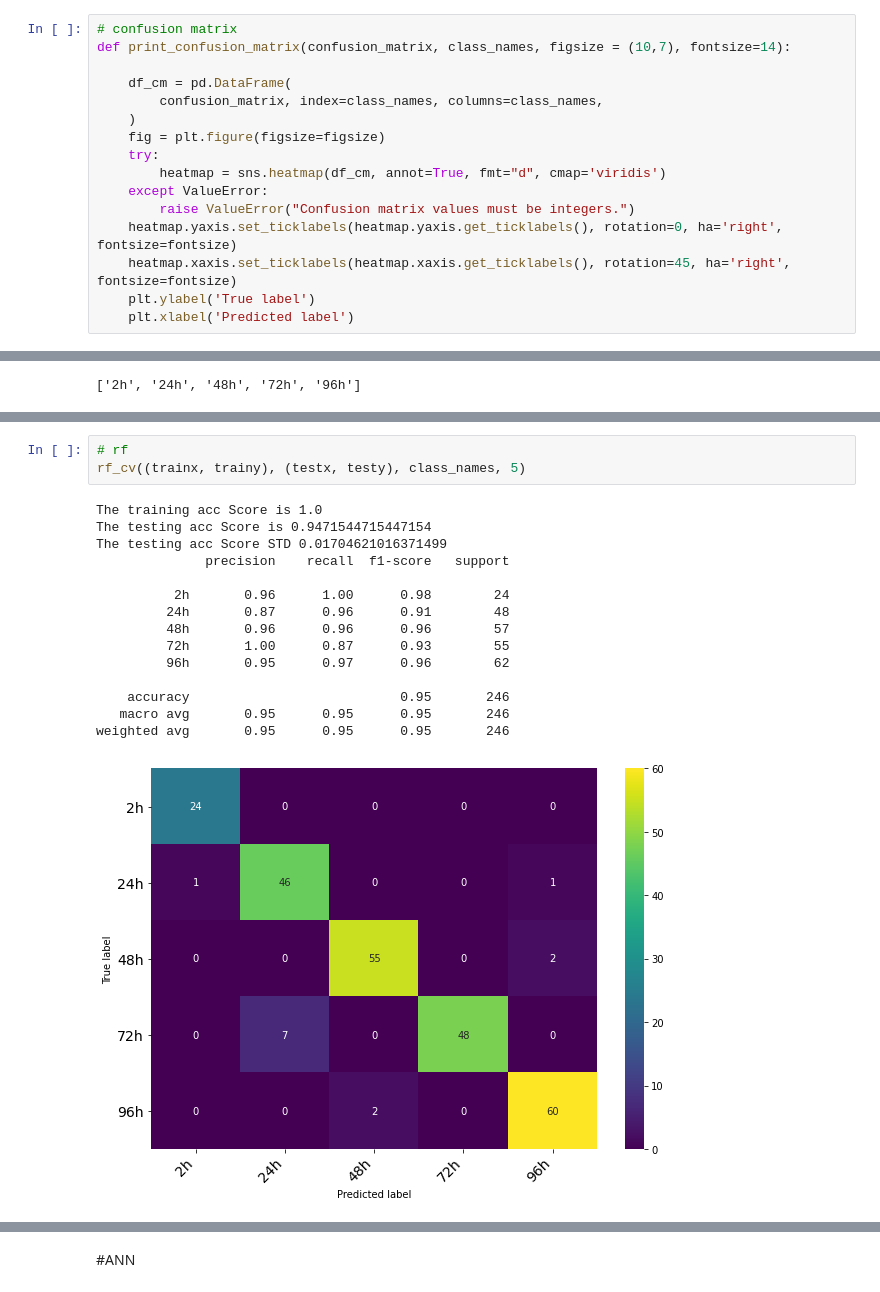
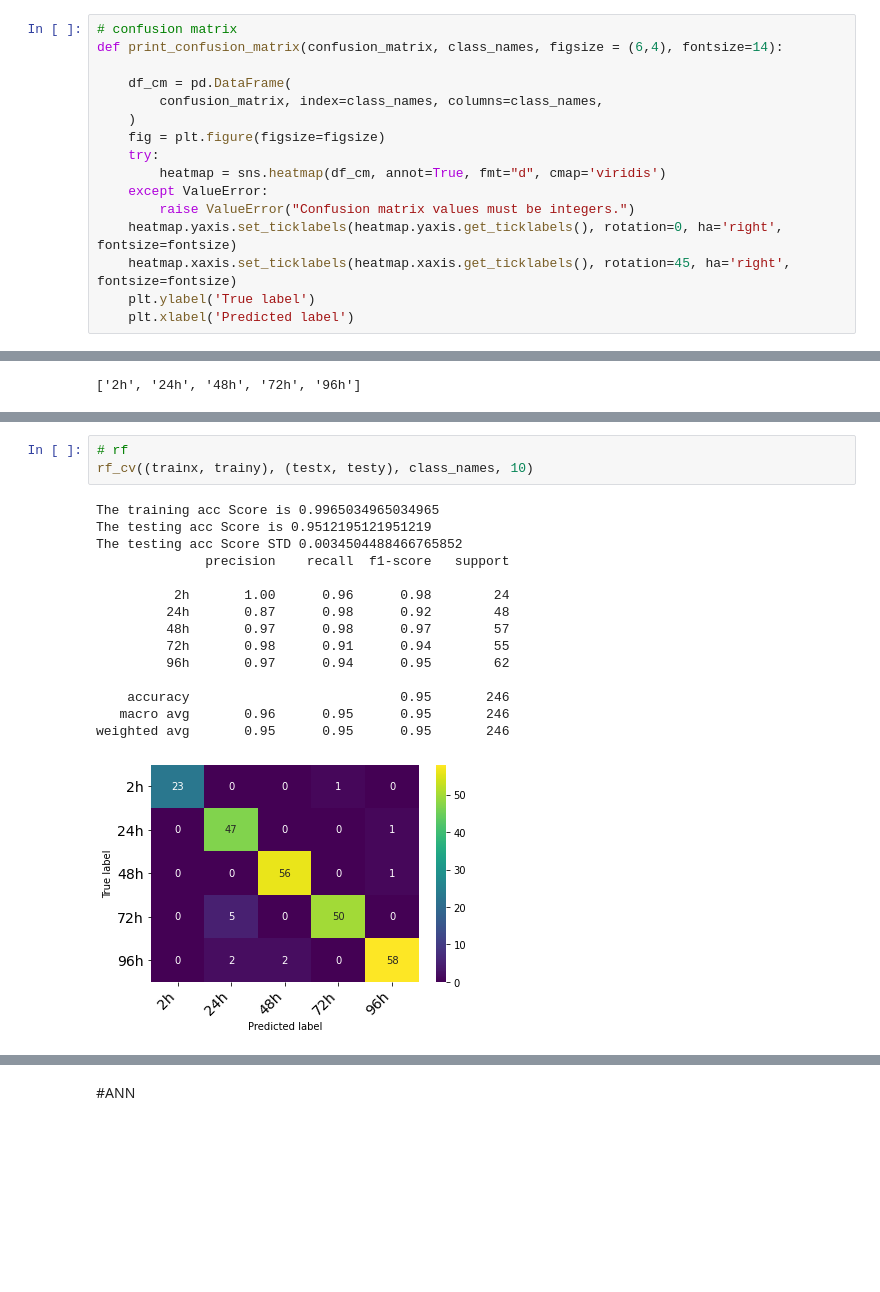
Before and after one commit to shohan007/ML-Engineered-Tissue-Evaluation, a Jupyter notebook: DIS_Biomaterial.ipynb, the cells around one changed output, grey strips where cells are left out. Cells and saved outputs as stored; diff of their text form; blank space fills up the shorter version.

```diff
--- a/DIS_Biomaterial.ipynb
+++ b/DIS_Biomaterial.ipynb
@@ -139,7 +93,7 @@ Y_transformed_time=le2.fit_transform(Y['Time Period'])
 #Utility Functions
 # %%
 # confusion matrix
-def print_confusion_matrix(confusion_matrix, class_names, figsize = (10,7), fontsize=14):
+def print_confusion_matrix(confusion_matrix, class_names, figsize = (6,4), fontsize=14):
 
     df_cm = pd.DataFrame(
         confusion_matrix, index=class_names, columns=class_names,
@@ -604,21 +558,21 @@ weighted avg       0.98      0.98      0.98       246
 # %%
 # rf
-rf_cv((trainx, trainy), (testx, testy), class_names, 5)
+rf_cv((trainx, trainy), (testx, testy), class_names, 10)
 # %% [output]
-The training acc Score is 1.0
-The testing acc Score is 0.9471544715447154
-The testing acc Score STD 0.01704621016371499
+The training acc Score is 0.9965034965034965
+The testing acc Score is 0.9512195121951219
+The testing acc Score STD 0.0034504488466765852
               precision    recall  f1-score   support
 
-          2h       0.96      1.00      0.98        24
-         24h       0.87      0.96      0.91        48
-         48h       0.96      0.96      0.96        57
-         72h       1.00      0.87      0.93        55
-         96h       0.95      0.97      0.96        62
+          2h       1.00      0.96      0.98        24
+         24h       0.87      0.98      0.92        48
+         48h       0.97      0.98      0.97        57
+         72h       0.98      0.91      0.94        55
+         96h       0.97      0.94      0.95        62
 
     accuracy                           0.95       246
-   macro avg       0.95      0.95      0.95       246
+   macro avg       0.96      0.95      0.95       246
 weighted avg       0.95      0.95      0.95       246
-[figure, old version]
+[figure, new version]
 # %%
 # nb
```
Also changed, not shown: parts of 32 cells of this notebook.
